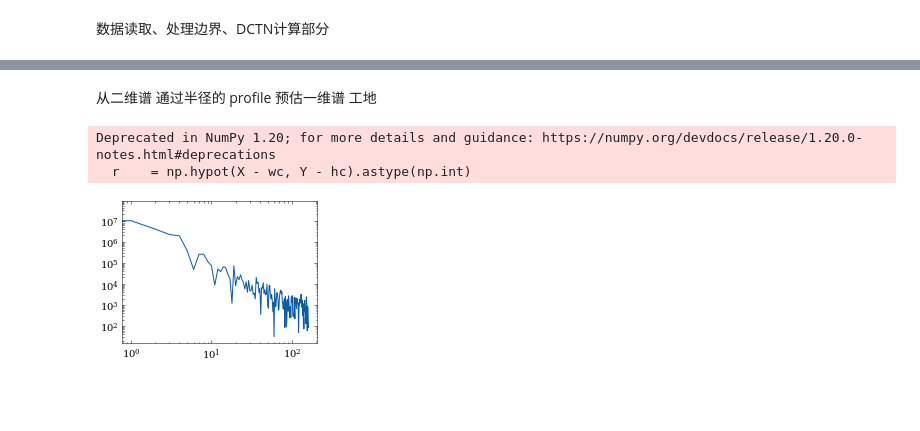
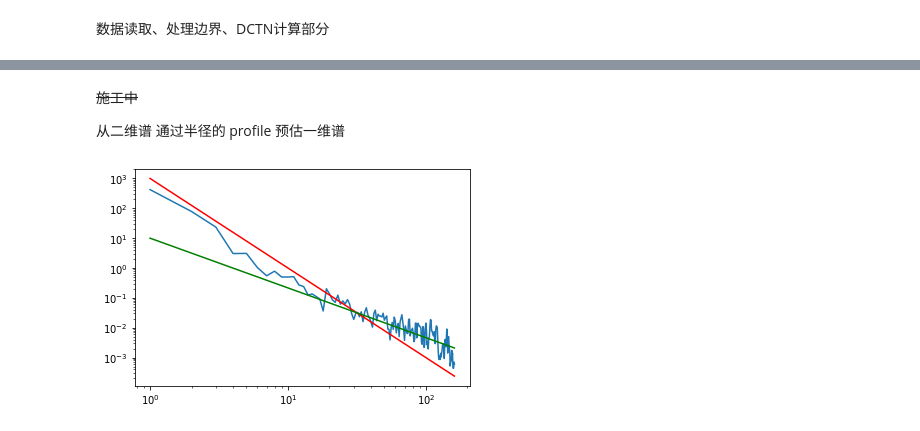
Before and after one commit to dozerlcl/MPAS_case_study, a Jupyter notebook: 92-25km_vr_rcm_postprocess/visualization/spectral/dft_dct/2d_dft_dct/ke_dct_2D.ipynb, the cells around one changed output, grey strips where cells are left out. Saved outputs shown, nothing was run; the diff lists cells and outputs as text; code cells hidden in the pictures; blank space fills up the shorter version.

```diff
--- a/92-25km_vr_rcm_postprocess/visualization/spectral/dft_dct/2d_dft_dct/ke_dct_2D.ipynb
+++ b/92-25km_vr_rcm_postprocess/visualization/spectral/dft_dct/2d_dft_dct/ke_dct_2D.ipynb
@@ -103,5 +81,7 @@ Notes:
 # %% [markdown]
-从二维谱 通过半径的 profile 预估一维谱 工地
+~~施工中~~
+
+从二维谱 通过半径的 profile 预估一维谱
 # %%
 #===================================================================
 # Get PSD 1D (total radial power spectrum)
@@ -124,32 +104,39 @@ def GetPSD1D(psd2D):
     return psd1D
 #===================================================================
 # %%
-    psd2D = dctn_shift['rcm']
-    from  scipy  import ndimage
-    h  = psd2D.shape[0]
-    w  = psd2D.shape[1]
-    wc = w//2
-    hc = h//2
+psd2D = res_dctn['rcm'].mean(axis=0)
+from  scipy  import ndimage
+h  = psd2D.shape[0]
+w  = psd2D.shape[1]
+wc = w//2
+hc = h//2
 
-    # create an array of integer radial distances from the center
-    Y, X = np.ogrid[0:h, 0:w]
-    r    = np.hypot(X - wc, Y - hc).astype(np.int)
+# create an array of integer radial distances from the center
+Y, X = np.ogrid[0:h, 0:w]
+r    = np.hypot(X, Y).astype(np.int)
 
-    # SUM all psd2D pixels with label 'r' for 0<=r<=wc
-    # NOTE: this will miss power contributions in 'corners' r>wc
-    # psd1D = ndimage.sum(psd2D, r, index=np.arange(0, wc))
-    psd1D = ndimage.sum(psd2D, r, index=np.unique(r))
+# SUM all psd2D pixels with label 'r' for 0<=r<=wc
+# NOTE: this will miss power contributions in 'corners' r>wc
+# psd1D = ndimage.sum(psd2D, r, index=np.arange(0, wc))
+psd1D = ndimage.sum(psd2D, r, index=np.unique(r))
-# %% [output]
-Deprecated in NumPy 1.20; for more details and guidance: https://numpy.org/devdocs/release/1.20.0-notes.html#deprecations
-  r    = np.hypot(X - wc, Y - hc).astype(np.int)
-# %%
-psd1D
-# np.unique(r)
-plt.plot(np.unique(r),np.abs(psd1D))
-plt.yscale('log')
-plt.xscale('log')
-# %% [output]
-[figure, removed]
+# %%
+N = psd1D.shape[0]
+variance1D = np.empty(N//2)
+for i in range(0, N//2):
+    variance1D[i] = psd1D[i*2]**2 + 0.5 * psd1D[i*2 - 1]**2 + 0.5 * psd1D[i*2 + 1]**2
+# %%
+# np.unique(r)
+# plt.plot(np.unique(r),np.abs(psd1D))
+plt.plot(range(1,N//2+1),1./N/N*np.sqrt(variance1D))
+xf = np.arange(1,N)
+yref_synop = xf[0:N//2] ** (-3.) * 1e3
+yref_meso  = xf[0:N//2] ** (-5./3) * 1e1
+plt.plot(xf[0:N//2], yref_synop,color='r')
+plt.plot(xf[0:N//2], yref_meso,color='g')
+plt.yscale('log')
+plt.xscale('log')
+# %% [output]
+[figure, added]
 # %%
 # # # dctn_shift.shape 160 x 280
 # # # 2d wavenumber k_2d
```
Also changed, not shown: parts of 15 cells of this notebook, 22 other files.
